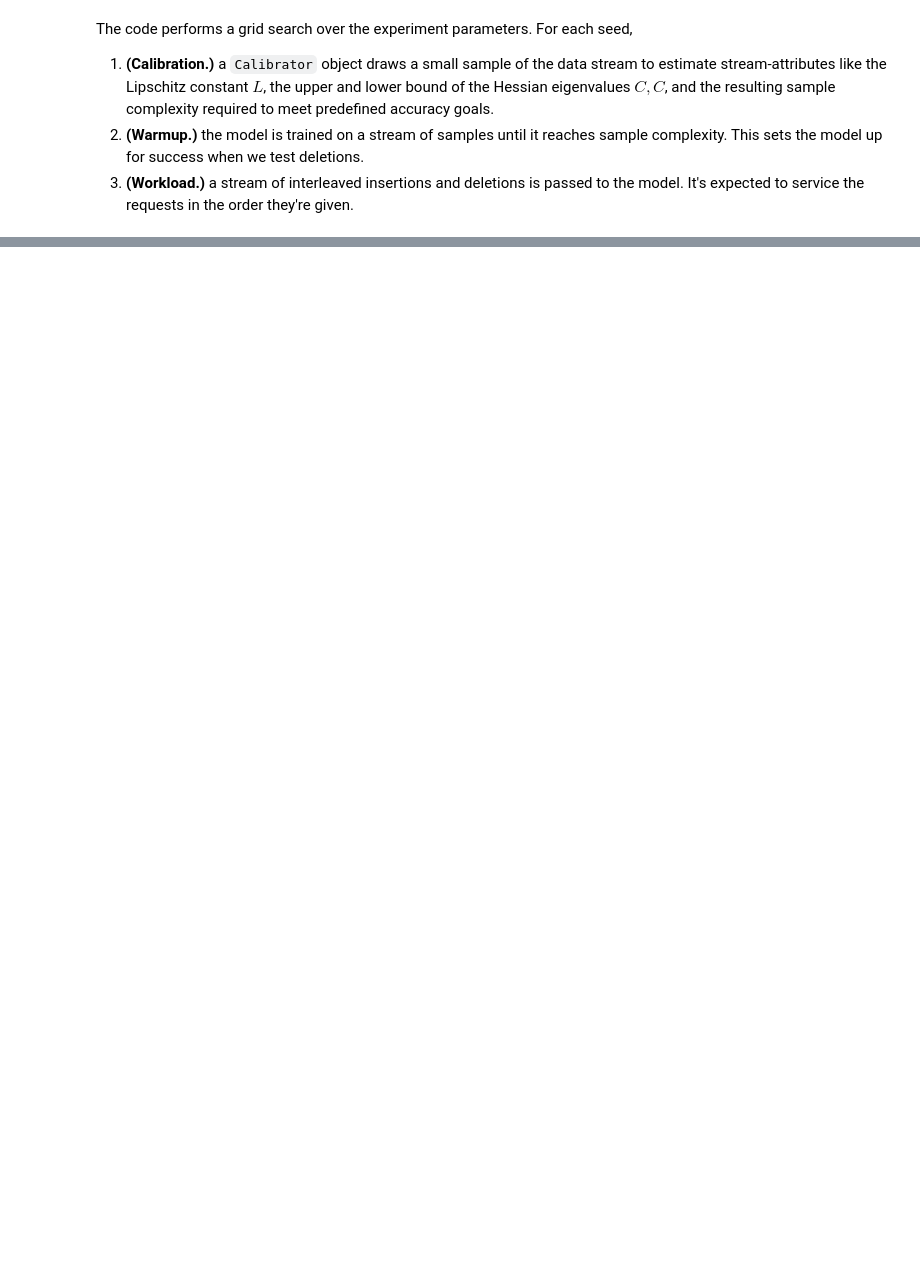
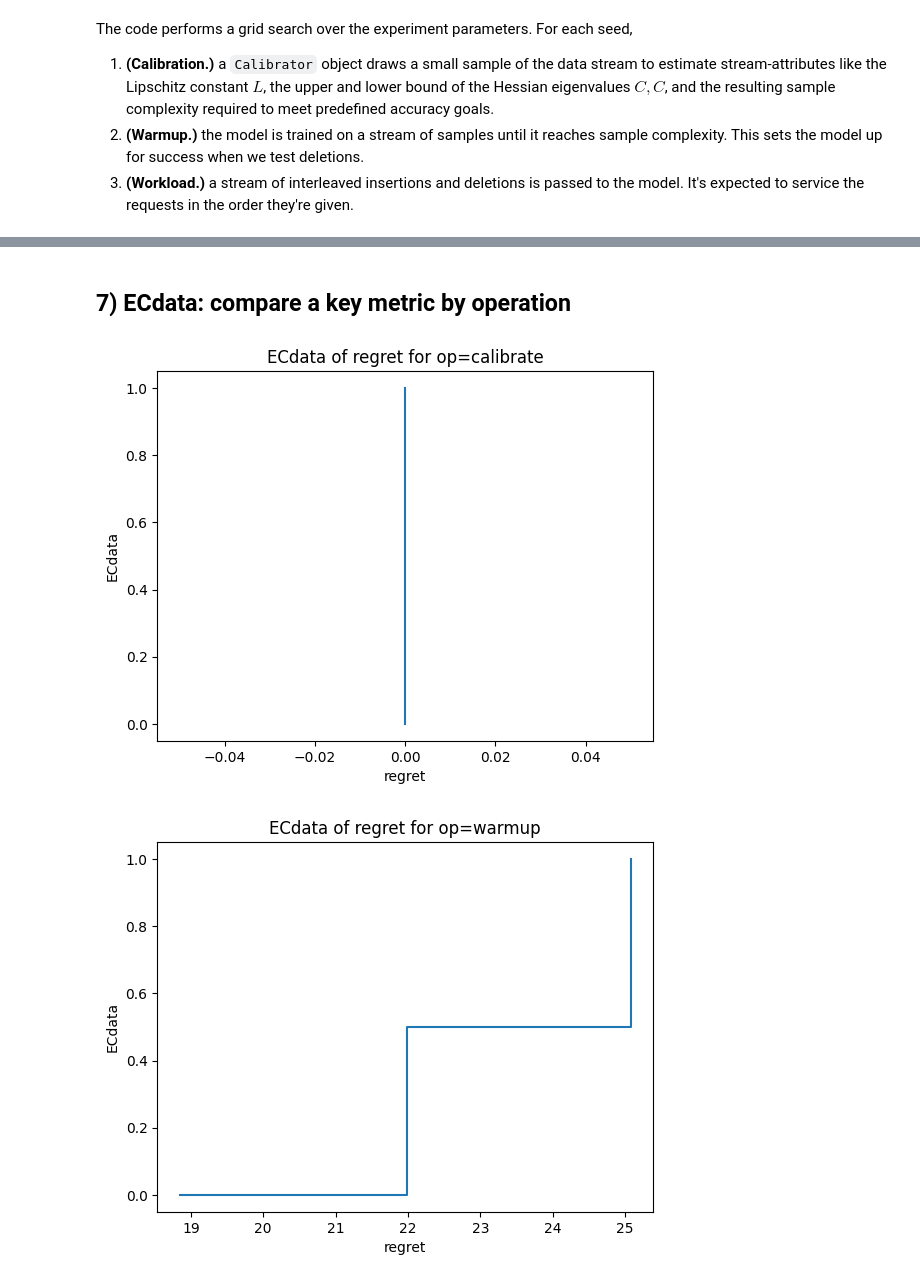
Before and after one commit to kennonstewart/unlearning-research-meta, a Jupyter notebook: experiments/deletion_capacity/results/analysis.ipynb, the cells around one changed output, grey strips where cells are left out. Cells and saved outputs as stored; diff of their text form; code cells hidden in the pictures; blank space fills up the shorter version.

```diff
--- a/experiments/deletion_capacity/results/analysis.ipynb
+++ b/experiments/deletion_capacity/results/analysis.ipynb
@@ -662,0 +477,22 @@ KeyError: "['m_emp', 'gamma_priv'] not in index"
+# %% [markdown]
+## 7) ECdata: compare a key metric by operation
+# %%
+# We'll try 'regret' first, else fall back to the first selected column
+metric = "regret" if "regret" in data.columns else (selected[0] if selected else None)
+if metric is not None and group_col is not None:
+    groups = [g for g in data[group_col].dropna().unique().tolist() if str(g) != "nan"]
+    for g in groups:
+        s = data.loc[data[group_col]==g, metric].dropna().astype(float).values
+        if s.size == 0:
+            continue
+        s = np.sort(s)
+        y = np.linspace(0, 1, s.size, endpoint=True)
+        plt.figure()
+        plt.step(s, y, where="post")
+        plt.xlabel(metric); plt.ylabel("ECdata")
+        plt.title(f"ECdata of {metric} for {group_col}={g}")
+else:
+    print("Skipping ECdatas (missing metric or group column).")
+# %% [output]
+[figure, added]
+[figure, added]
```
Also changed, not shown: parts of 35 cells of this notebook, 2 other files.
